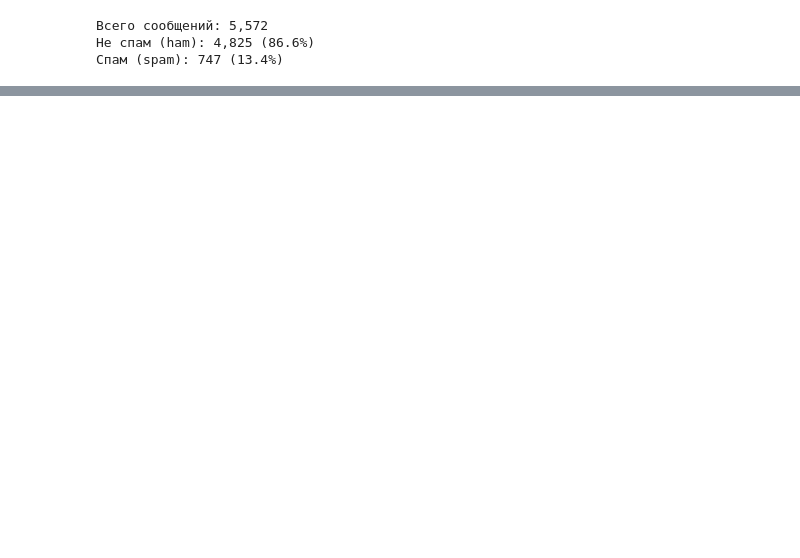
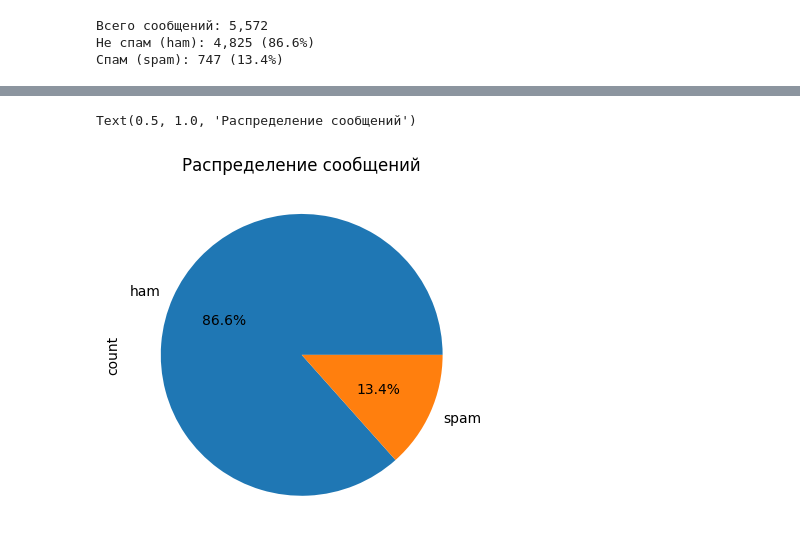
Before and after one commit to BRSHD/spam-classifier, a Jupyter notebook: spam_classifier.ipynb, the cells around one changed output, grey strips where cells are left out. Saved outputs shown, nothing was run; the diff lists cells and outputs as text; code cells hidden in the pictures; blank space fills up the shorter version.

```diff
--- a/spam_classifier.ipynb
+++ b/spam_classifier.ipynb
@@ -24,0 +77,10 @@ fatal: A branch named 'main' already exists.
+# %%
+plt.figure(figsize = (10, 6))
+
+# Круговой график
+plt.subplot(1, 2, 1)
+df['label'].value_counts().plot.pie(autopct='%1.1f%%')
+plt.title('Распределение сообщений')
+# %% [output]
+Text(0.5, 1.0, 'Распределение сообщений')
+[figure, added]
```
Also changed, not shown: parts of 14 cells of this notebook.
